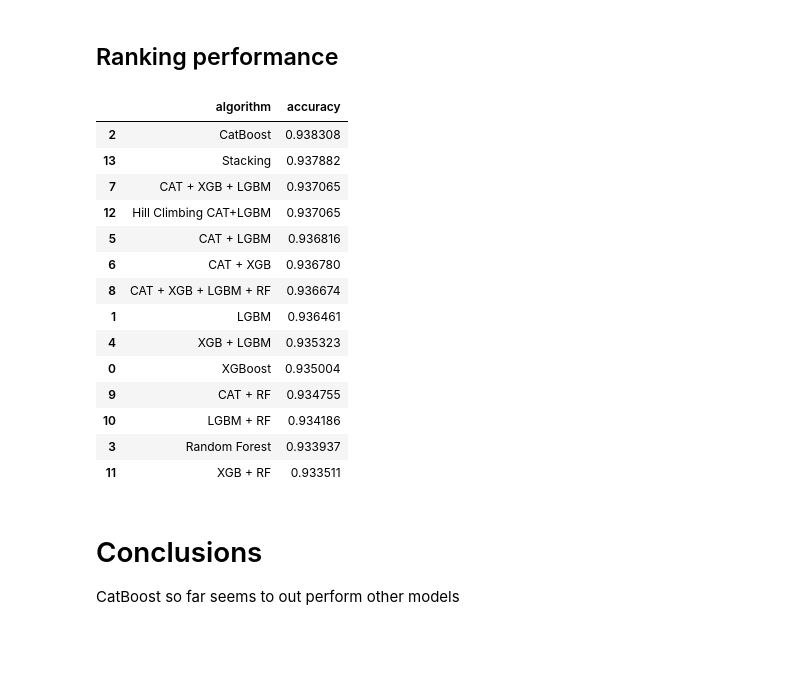
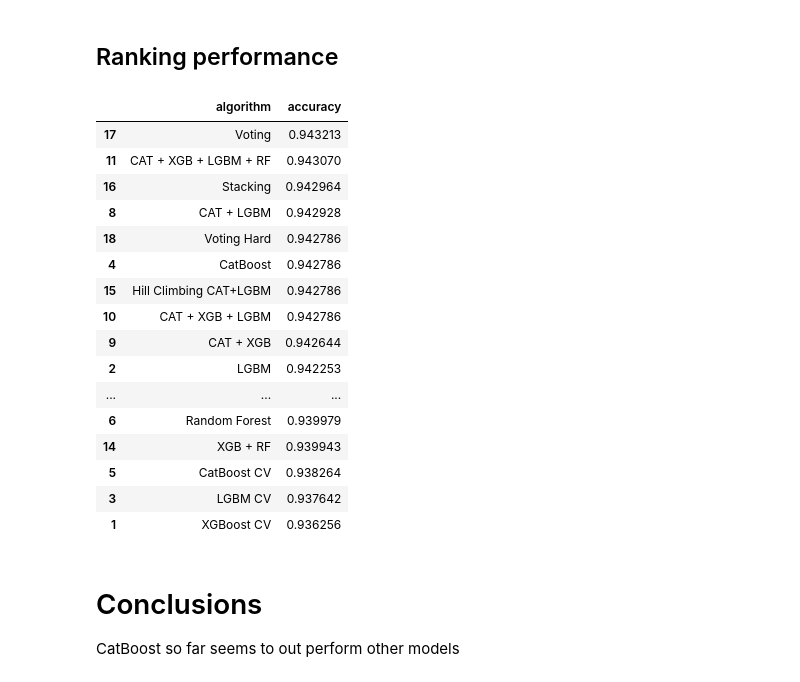
Before and after one commit to rubanzasilva/exploring_mental_health, a Jupyter notebook: eda-gradient-boosting-neural-nets-s04e11.ipynb, the cells around one changed output. Cells and saved outputs as stored; diff of their text form; code cells hidden in the pictures; blank space fills up the shorter version.

Commit message:
Kaggle Notebook | EDA | Gradient Boosting | Neural Nets | s04e11 | adding cv

```diff
--- a/eda-gradient-boosting-neural-nets-s04e11.ipynb
+++ b/eda-gradient-boosting-neural-nets-s04e11.ipynb
@@ -686,0 +925,4 @@ Wall time: 2.59 s
+# %%
+lgbm_cv_preds, lgbm_mean_score, lgbm_fold_scores = cross_val_predict(
+    model_class=lgb.LGBMClassifier
+)
@@ -705,0 +1025,4 @@ Wall time: 19.5 s
+# %%
+cat_cv_preds, cat_mean_score, cat_fold_scores = cross_val_predict(
+    model_class=CatBoostClassifier
+)
@@ -1210,0 +1652,22 @@ In the next version ill try out voting and compare performance
+# %%
+%%time
+# Assuming rf_model,xgb_model etc. *are already fitted models
+# Wrap them in a VotingClassifier
+voting_clf_hard = VotingClassifier(estimators=[
+    #('rf', rf_model),
+    ('xgb', xgb_model),
+    ('cat', cat_model),
+    ('lgb', lgbm_model)
+    #('nn', nn_model)
+], voting='hard')
+
+
+
+voting_clf_hard.fit(X_train, y_train)
+
+voting_predictions_hard = voting_clf_hard.predict(test_dl.xs)
+voting_predictions_hard_x = voting_clf_hard.predict(X_test)
+
+# Calculate the accuracy score
+voting_accuracy_hard = accuracy_score(y_test, voting_predictions_hard_x)
+print(f"Accuracy: {voting_accuracy_hard:.6f}")
@@ -1212,38 +1713,44 @@ In the next version ill try out voting and compare performance
 ## Ranking performance
 # %%
 accuracy = pd.DataFrame({
-    'algorithm': [ 'XGBoost','LGBM','CatBoost','Random Forest',
+    'algorithm': [ 'XGBoost','XGBoost CV','LGBM','LGBM CV',
+                  'CatBoost','CatBoost CV','Random Forest',
                   'XGB + LGBM', 'CAT + LGBM','CAT + XGB',
                   'CAT + XGB + LGBM','CAT + XGB + LGBM + RF',
                   'CAT + RF','LGBM + RF','XGB + RF',
-                  'Hill Climbing CAT+LGBM','Stacking'
+                  'Hill Climbing CAT+LGBM','Stacking',
+                  'Voting','Voting Hard'
                  ],
-    'accuracy': [xgb_score,lgbm_score,cat_score,rf_score,
+    'accuracy': [xgb_score,xgb_mean_score,lgbm_score,
+                 lgbm_mean_score,cat_score,cat_mean_score,rf_score,
                  xgb_lgbm_score,cat_lgbm_score,cat_xgb_score,
                  cat_xgb_lgbm_score,cat_xgb_lgbm_rf_score,
                  cat_rf_score,lgbm_rf_score,xgb_rf_score,
-                 best_score,stacking_score_cat_xgb_lgbm
+                 best_score,stacking_score_cat_xgb_lgbm,
+                 voting_accuracy,voting_accuracy_hard
            ]
 })
 
 accuracy_sorted = accuracy.sort_values(by='accuracy', ascending=False)
 accuracy_sorted
 # %% [output]
 |  | algorithm | accuracy |
-| 2 | CatBoost | 0.938308 |
-| 13 | Stacking | 0.937882 |
-| 7 | CAT + XGB + LGBM | 0.937065 |
-| 12 | Hill Climbing CAT+LGBM | 0.937065 |
-| 5 | CAT + LGBM | 0.936816 |
-| 6 | CAT + XGB | 0.936780 |
-| 8 | CAT + XGB + LGBM + RF | 0.936674 |
-| 1 | LGBM | 0.936461 |
-| 4 | XGB + LGBM | 0.935323 |
-| 0 | XGBoost | 0.935004 |
-| 9 | CAT + RF | 0.934755 |
-| 10 | LGBM + RF | 0.934186 |
-| 3 | Random Forest | 0.933937 |
-| 11 | XGB + RF | 0.933511 |
+| 17 | Voting | 0.943213 |
+| 11 | CAT + XGB + LGBM + RF | 0.943070 |
+| 16 | Stacking | 0.942964 |
+| 8 | CAT + LGBM | 0.942928 |
+| 18 | Voting Hard | 0.942786 |
+| 4 | CatBoost | 0.942786 |
+| 15 | Hill Climbing CAT+LGBM | 0.942786 |
+| 10 | CAT + XGB + LGBM | 0.942786 |
+| 9 | CAT + XGB | 0.942644 |
+| 2 | LGBM | 0.942253 |
+| ... | ... | ... |
+| 6 | Random Forest | 0.939979 |
+| 14 | XGB + RF | 0.939943 |
+| 5 | CatBoost CV | 0.938264 |
+| 3 | LGBM CV | 0.937642 |
+| 1 | XGBoost CV | 0.936256 |
 # %% [markdown]
 # Conclusions
 
```
Also changed, not shown: parts of 63 cells of this notebook.
